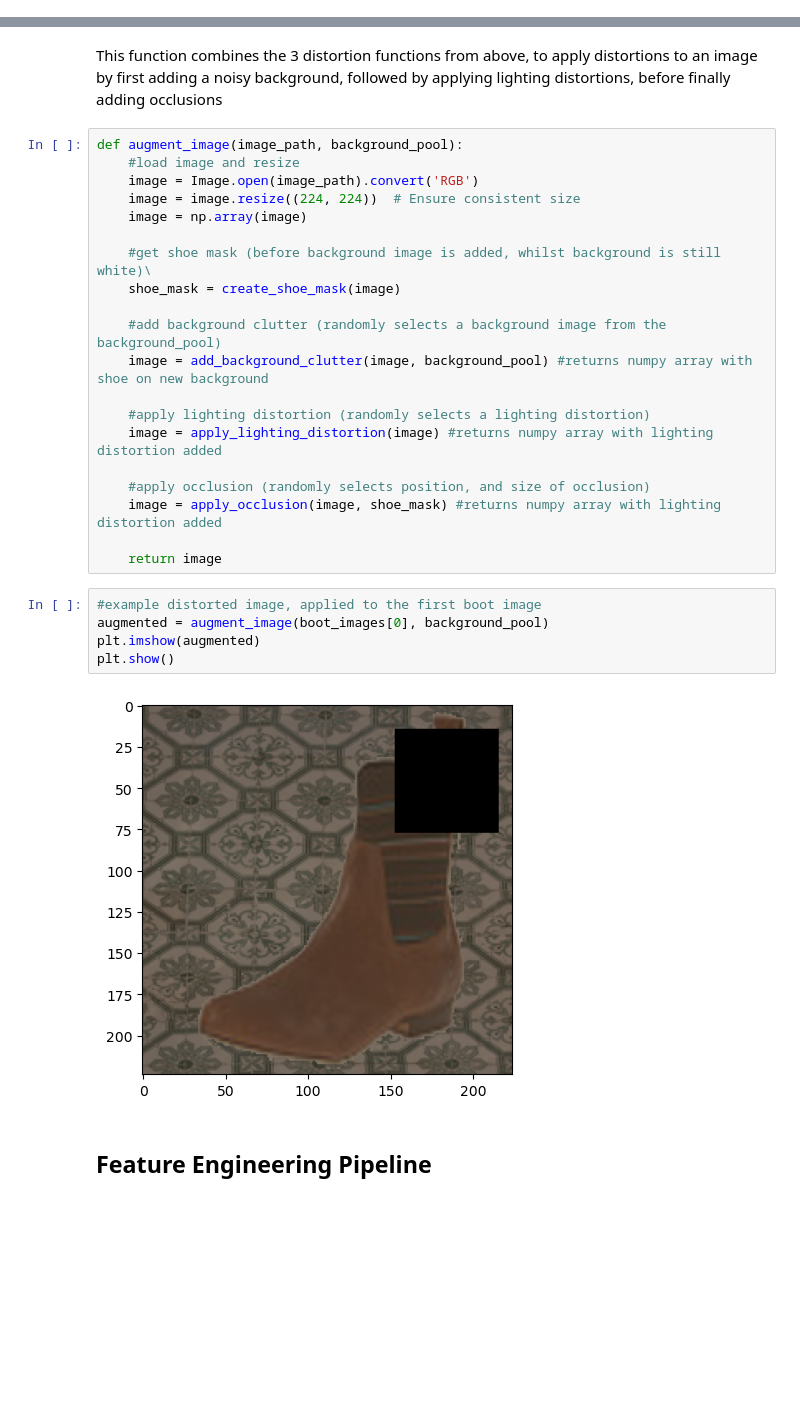
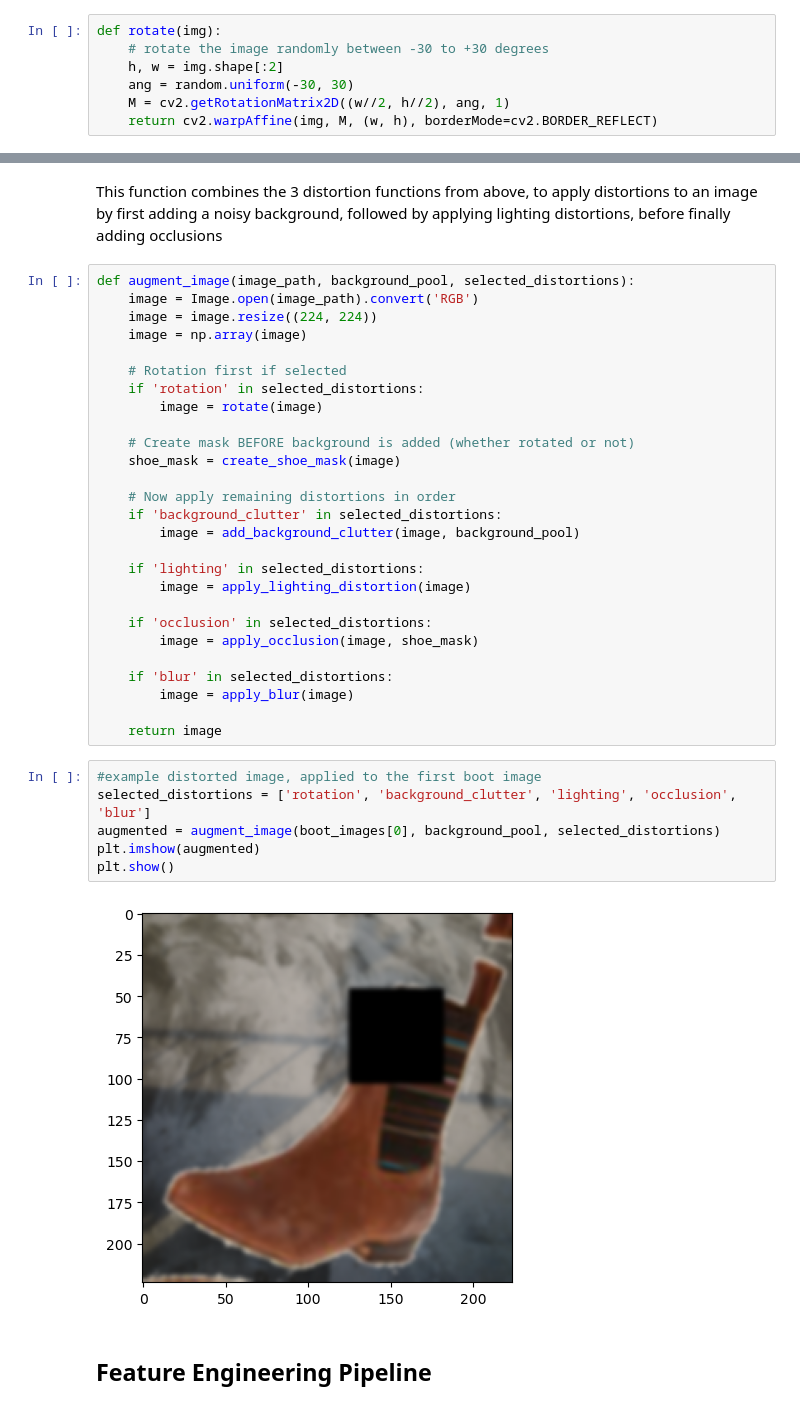
Before and after one commit to skyefung02/COMP90051_A2, a Jupyter notebook: COMP90052_A2_FeatureEngineeringFINAL.ipynb, the cells around one changed output, grey strips where cells are left out. Saved outputs shown, nothing was run; the diff lists cells and outputs as text; blank space fills up the shorter version.

Commit message:
added rotations and blur to the distortions, and modified pipeline to randomly pick 3 out of 5 distortions to apply

```diff
--- a/COMP90052_A2_FeatureEngineeringFINAL.ipynb
+++ b/COMP90052_A2_FeatureEngineeringFINAL.ipynb
@@ -248,0 +252,7 @@ def add_background_clutter(image, background_pool):
+# %%
+def rotate(img):
+    # rotate the image randomly between -30 to +30 degrees
+    h, w = img.shape[:2]
+    ang = random.uniform(-30, 30)
+    M = cv2.getRotationMatrix2D((w//2, h//2), ang, 1)
+    return cv2.warpAffine(img, M, (w, h), borderMode=cv2.BORDER_REFLECT)
@@ -251,32 +279,40 @@ def add_background_clutter(image, background_pool):
 # %% [markdown]
 This function combines the 3 distortion functions from above, to apply distortions to an image by first adding a noisy background, followed by applying lighting distortions, before finally adding occlusions
 # %%
-def augment_image(image_path, background_pool):
-    #load image and resize
+def augment_image(image_path, background_pool, selected_distortions):
     image = Image.open(image_path).convert('RGB')
-    image = image.resize((224, 224))  # Ensure consistent size
+    image = image.resize((224, 224))
     image = np.array(image)
 
-    #get shoe mask (before background image is added, whilst background is still white)\
+    # Rotation first if selected
+    if 'rotation' in selected_distortions:
+        image = rotate(image)
+
+    # Create mask BEFORE background is added (whether rotated or not)
     shoe_mask = create_shoe_mask(image)
 
-    #add background clutter (randomly selects a background image from the background_pool)
-    image = add_background_clutter(image, background_pool) #returns numpy array with shoe on new background
+    # Now apply remaining distortions in order
+    if 'background_clutter' in selected_distortions:
+        image = add_background_clutter(image, background_pool)
 
-    #apply lighting distortion (randomly selects a lighting distortion)
-    image = apply_lighting_distortion(image) #returns numpy array with lighting distortion added
+    if 'lighting' in selected_distortions:
+        image = apply_lighting_distortion(image)
 
-    #apply occlusion (randomly selects position, and size of occlusion)
-    image = apply_occlusion(image, shoe_mask) #returns numpy array with lighting distortion added
+    if 'occlusion' in selected_distortions:
+        image = apply_occlusion(image, shoe_mask)
+
+    if 'blur' in selected_distortions:
+        image = apply_blur(image)
 
     return image
 # %%
 #example distorted image, applied to the first boot image
-augmented = augment_image(boot_images[0], background_pool)
+selected_distortions = ['rotation', 'background_clutter', 'lighting', 'occlusion', 'blur']
+augmented = augment_image(boot_images[0], background_pool, selected_distortions)
 plt.imshow(augmented)
 plt.show()
 # %% [output]
-[figure, old version]
+[figure, new version]
 # %% [markdown]
 ## Feature Engineering Pipeline
 # %% [markdown]
```
Also changed, not shown: parts of 5 cells of this notebook.
